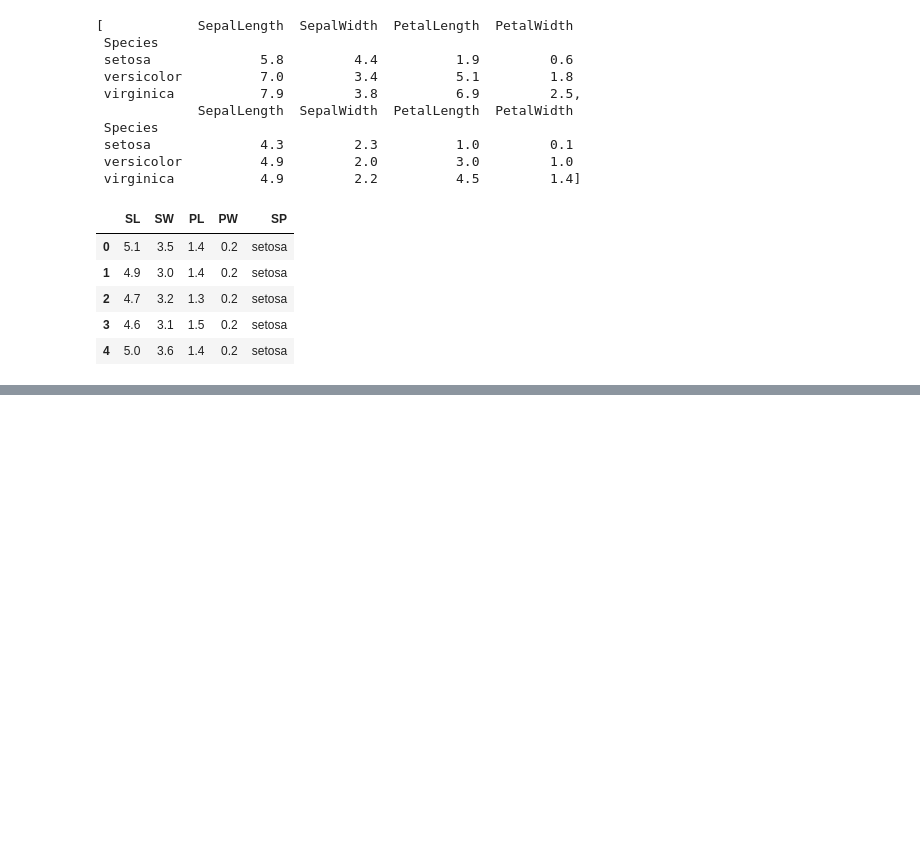
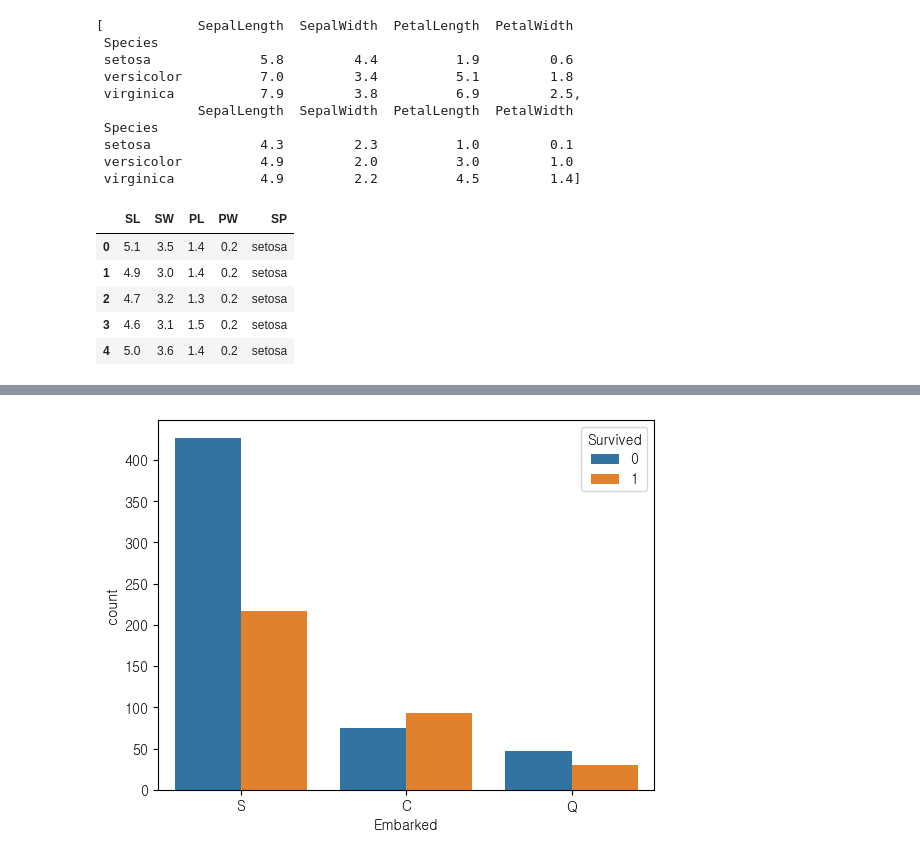
Before and after one commit to one-west/Data_Analyze, a Jupyter notebook: 6장/Exapmle_Qz.ipynb, the cells around one changed output, grey strips where cells are left out. Saved outputs shown, nothing was run; the diff lists cells and outputs as text; code cells hidden in the pictures; blank space fills up the shorter version.

```diff
--- a/6장/Exapmle_Qz.ipynb
+++ b/6장/Exapmle_Qz.ipynb
@@ -71,0 +168,9 @@ plt.show()
+# %%
+## 4-4. 항구별 생존자를 데이터 시각화로 확인해 보세요.
+
+import seaborn as sns
+
+sns.countplot(data=titanic, x="Embarked", hue="Survived")
+plt.show()
+# %% [output]
+[figure, added]
```
Also changed, not shown: parts of 13 cells of this notebook, 2 other files.
